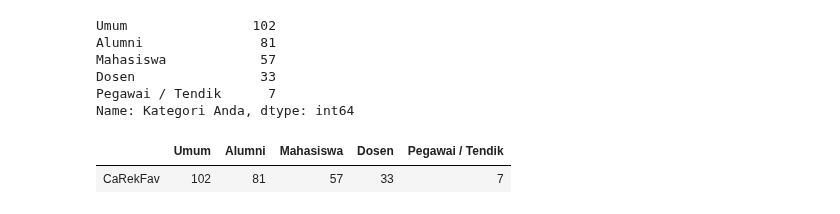
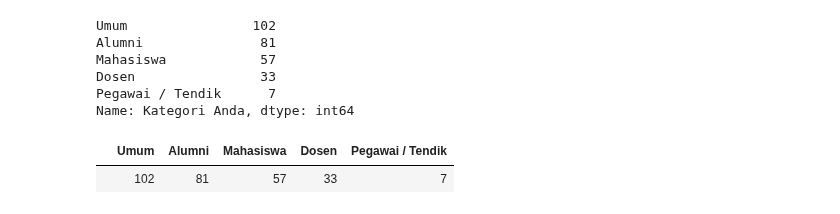
Before and after one commit to wdloe/pilrek, a Jupyter notebook: pilrek.ipynb, the cells around one changed output. Saved outputs shown, nothing was run; the diff lists cells and outputs as text; code cells hidden in the pictures.

```diff
--- a/pilrek.ipynb
+++ b/pilrek.ipynb
@@ -75,16 +74,15 @@ power = pd.DataFrame([CaRek_voters])
 # %%
 from math import pi
-import matplotlib.pyplot as plt
 %matplotlib inline
 
 #Create a data frame from "fav"
 CaRekFav = fav['Kategori Anda'].value_counts()
 
-data = pd.DataFrame([CaRekFav], index = ["CaRekFav"])
+data = pd.DataFrame([CaRekFav], index = [""])
 data
 # %% [output]
 |  | Umum | Alumni | Mahasiswa | Dosen | Pegawai / Tendik |
-| CaRekFav | 102 | 81 | 57 | 33 | 7 |
+|  | 102 | 81 | 57 | 33 | 7 |
 # %%
 Attributes =list(data)
 AttNo = len(Attributes)
```
Also changed, not shown: parts of 8 cells of this notebook, 1 other file.
